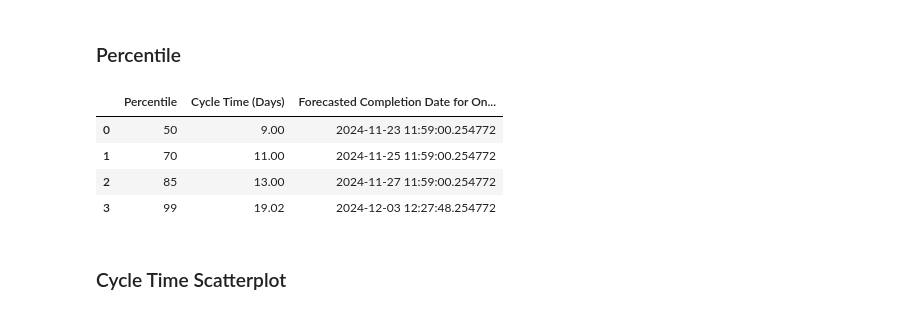
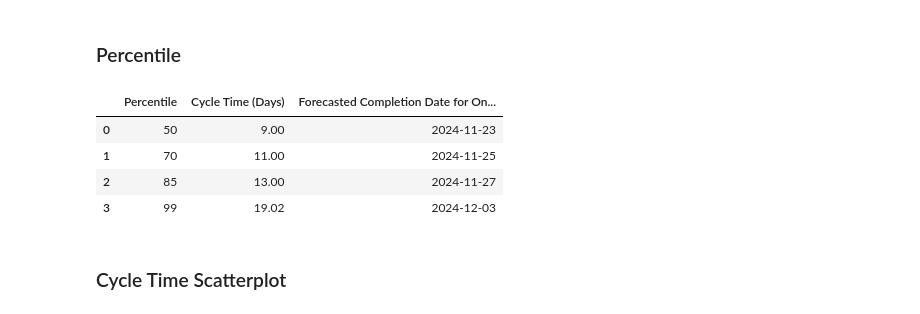
Before and after one commit to SelrahcD/monte-carlo-forecasting-notebook, a Jupyter notebook: forecasting.ipynb, the cells around one changed output. Cells and saved outputs as stored; diff of their text form; code cells hidden in the pictures.

```diff
--- a/forecasting.ipynb
+++ b/forecasting.ipynb
@@ -58,29 +58,25 @@ data
 # %%
 percentiles = [50, 70, 85, 99]
 completion_date_percentiles = [data['Cycle Time'].quantile(p / 100) for p in percentiles]
 
-start_date = pd.Timestamp.today()
-
-completion_date = start_date
-
-completion_date += timedelta(days=10)
+start_date = date.today()
 
 # Create a DataFrame to display the percentiles and their values
 percentile_values = pd.DataFrame({
     "Percentile": percentiles,
     "Cycle Time (Days)": completion_date_percentiles
 })
 
 percentile_values['Forecasted Completion Date for One Item'] = percentile_values['Cycle Time (Days)'].apply(lambda days: start_date + timedelta(days=days))
 
 # Display the DataFrame
 percentile_values
 # %% [output]
 |  | Percentile | Cycle Time (Days) | Forecasted Completion Date for On... |
-| 0 | 50 | 9.00 | 2024-11-23 11:59:00.254772 |
-| 1 | 70 | 11.00 | 2024-11-25 11:59:00.254772 |
-| 2 | 85 | 13.00 | 2024-11-27 11:59:00.254772 |
-| 3 | 99 | 19.02 | 2024-12-03 12:27:48.254772 |
+| 0 | 50 | 9.00 | 2024-11-23 |
+| 1 | 70 | 11.00 | 2024-11-25 |
+| 2 | 85 | 13.00 | 2024-11-27 |
+| 3 | 99 | 19.02 | 2024-12-03 |
 # %% [markdown]
 ### Cycle Time Scatterplot
 # %%
```
Also changed, not shown: parts of 10 cells of this notebook.
